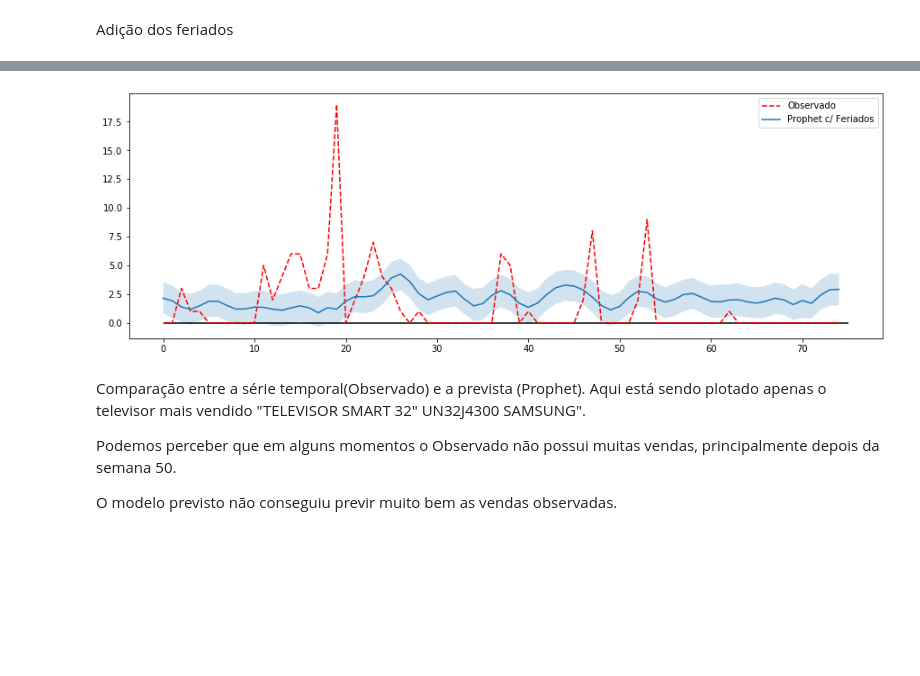
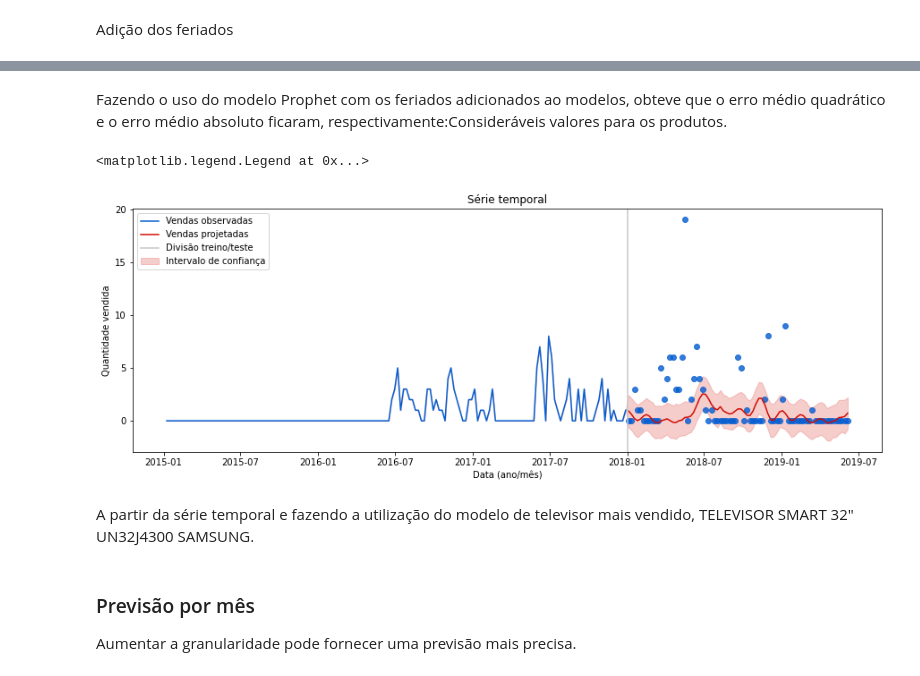
Before and after one commit to LuyzaDomingos/PrevisaoVendasFinalVersion, a Jupyter notebook: previsao/Televisores.ipynb, the cells around one changed output, grey strips where cells are left out. Saved outputs shown, nothing was run; the diff lists cells and outputs as text; code cells hidden in the pictures; blank space fills up the shorter version.

```diff
--- a/previsao/Televisores.ipynb
+++ b/previsao/Televisores.ipynb
@@ -301,16 +293,26 @@ Consideráveis valores para os produtos.
-# %%
-plt.figure(figsize = (15,5))
-plt.plot(createProphetDataFrame(products[0])[size_train:]['y'].to_list(), 'r--')
-plt.plot(forecasts[0][size_train:]['yhat'].to_list())
-plt.hlines(xmin=0, xmax=size_test, y=0, color='black')
-plt.fill_between(np.linspace(0, size_test-1, size_test), y1=forecasts[0][size_train:]['yhat_lower'], y2=forecasts[0][size_train:]['yhat_upper'], alpha = 0.2)
-plt.legend(['Observado', 'Prophet c/ Feriados'], loc ='upper right')
-plt.show()
-# %% [output]
-[figure, removed]
-# %% [markdown]
-Comparação entre a série temporal(Observado) e a prevista (Prophet). Aqui está sendo plotado apenas o televisor mais vendido "TELEVISOR SMART 32" UN32J4300 SAMSUNG".
-
-Podemos perceber que em alguns momentos o Observado não possui muitas vendas, principalmente depois da semana 50.
-
-O modelo previsto não conseguiu previr muito bem as vendas observadas.
+# %% [markdown]
+Fazendo o uso do modelo Prophet com os feriados adicionados ao modelos, obteve que o erro médio quadrático e o erro médio absoluto ficaram, respectivamente:Consideráveis valores para os produtos.
+# %%
+forecast = forecasts[0]
+forecast.index = pd.to_datetime(forecast['ds'])
+conf = pd.DataFrame({'low': pd.concat([dfw['TELEVISOR SMART 32" UN32J4300 SAMSUNG'][:'2018-01-01'], forecast['yhat_lower']['2018-01-01':]]),
+                     'upper': pd.concat([dfw['TELEVISOR SMART 32" UN32J4300 SAMSUNG'][:'2018-01-01'], forecast['yhat_upper']['2018-01-01':]])})
+plt.figure(figsize = (15, 5))
+plt.plot(dfw['TELEVISOR SMART 32" UN32J4300 SAMSUNG'][:'2018-01-01'], color='#045dd1', label='Vendas observadas')
+plt.plot(dfw['TELEVISOR SMART 32" UN32J4300 SAMSUNG']['2018-01-01':], 'o', alpha=0.8, color='#045dd1')
+plt.plot(forecast['yhat']['2018-01-01':], color='#d10b04', label='Vendas projetadas')
+plt.axvline(x=pd.to_datetime('2018-01-01'), color='#c4c7cc', label='Divisão treino/teste')
+plt.fill_between(dfw.index, y1=conf['low'], y2=conf['upper'], alpha = 0.2, color='#d10b04', label='Intervalo de confiança')
+plt.xlabel('Data (ano/mês)')
+plt.ylabel('Quantidade vendida')
+plt.title('Série temporal')
+plt.legend(loc='upper left')
+# %% [output]
+<matplotlib.legend.Legend at 0x...>
+[figure, added]
+# %% [markdown]
+A partir da série temporal e fazendo a utilização do modelo de televisor mais vendido, TELEVISOR SMART 32" UN32J4300 SAMSUNG.
+# %% [markdown]
+### Previsão por mês
+
+Aumentar a granularidade pode fornecer uma previsão mais precisa.
```
Also changed, not shown: parts of 25 cells of this notebook, 1 other file.
